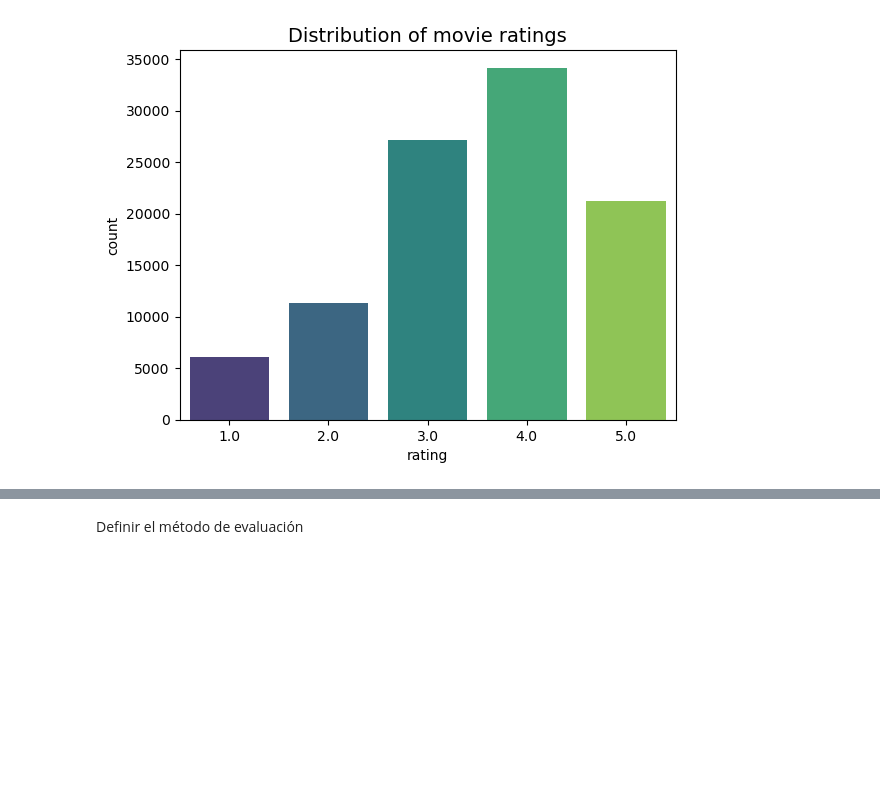
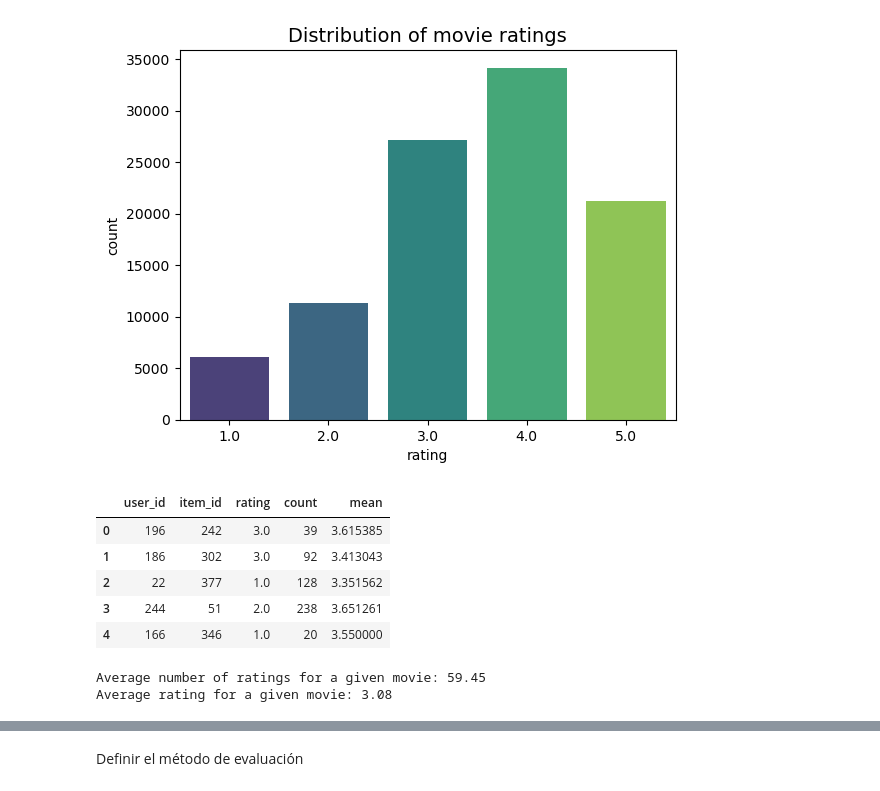
Before and after one commit to marians002/IRS-Final-Project, a Jupyter notebook: src/hybrid_recommender_cornac.ipynb, the cells around one changed output, grey strips where cells are left out. Saved outputs shown, nothing was run; the diff lists cells and outputs as text; code cells hidden in the pictures; blank space fills up the shorter version.

Commit message:
add bayesian average

```diff
--- a/src/hybrid_recommender_cornac.ipynb
+++ b/src/hybrid_recommender_cornac.ipynb
@@ -93,3 +106,33 @@ Passing `palette` without assigning `hue` is deprecated and will be removed in v
 
   sns.countplot(x="rating", data=df, palette="viridis")
 [figure]
+# %%
+# Calculate count and mean
+df_stats = df
+df_stats['count'] = df_stats.groupby('user_id')['rating'].transform('count')
+df_stats['mean'] = df_stats.groupby('user_id')['rating'].transform('mean')
+df_stats.head()
+# %% [output]
+|  | user_id | item_id | rating | count | mean |
+| 0 | 196 | 242 | 3.0 | 39 | 3.615385 |
+| 1 | 186 | 302 | 3.0 | 92 | 3.413043 |
+| 2 | 22 | 377 | 1.0 | 128 | 3.351562 |
+| 3 | 244 | 51 | 2.0 | 238 | 3.651261 |
+| 4 | 166 | 346 | 1.0 | 20 | 3.550000 |
+# %%
+
+movie_stats = df_stats.groupby('item_id')['rating'].agg(['count', 'mean'])
+movie_stats.head()
+
+c = movie_stats['count'].mean()
+m = movie_stats['mean'].mean()
+
+print(f"Average number of ratings for a given movie: {c:.2f}")
+print(f"Average rating for a given movie: {m:.2f}")
+
+def bayesian_avg(ratings):
+    bayesian_avg = (c*m+ratings.sum())/(c+ratings.count())
+    return round(bayesian_avg, 3)
+# %% [output]
+Average number of ratings for a given movie: 59.45
+Average rating for a given movie: 3.08
```
Also changed, not shown: parts of 4 cells of this notebook.
